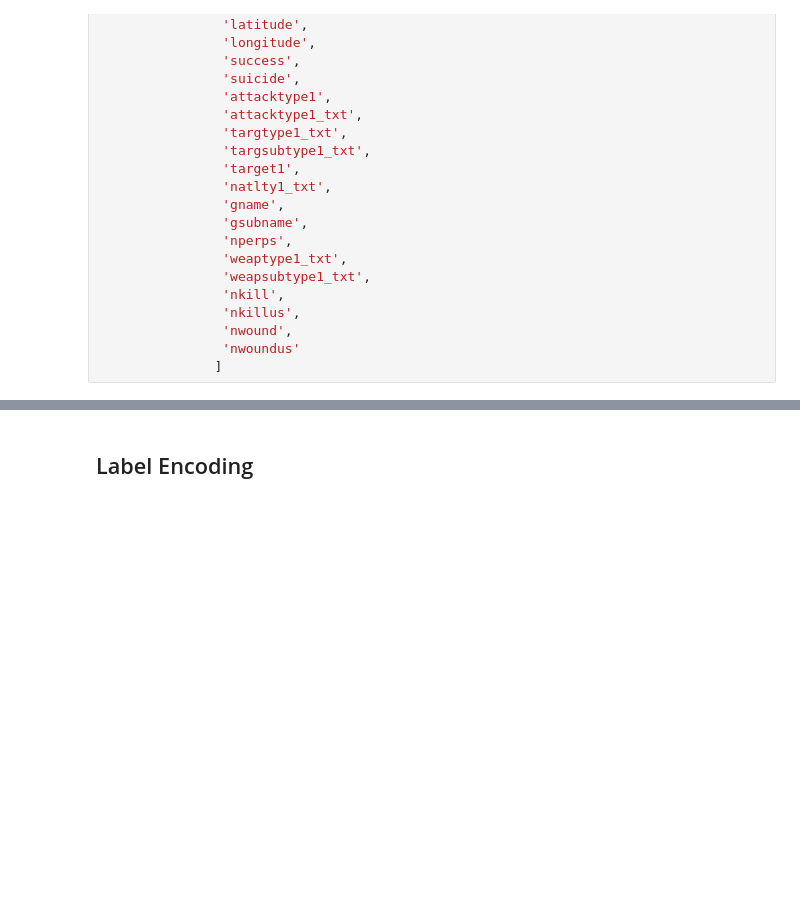
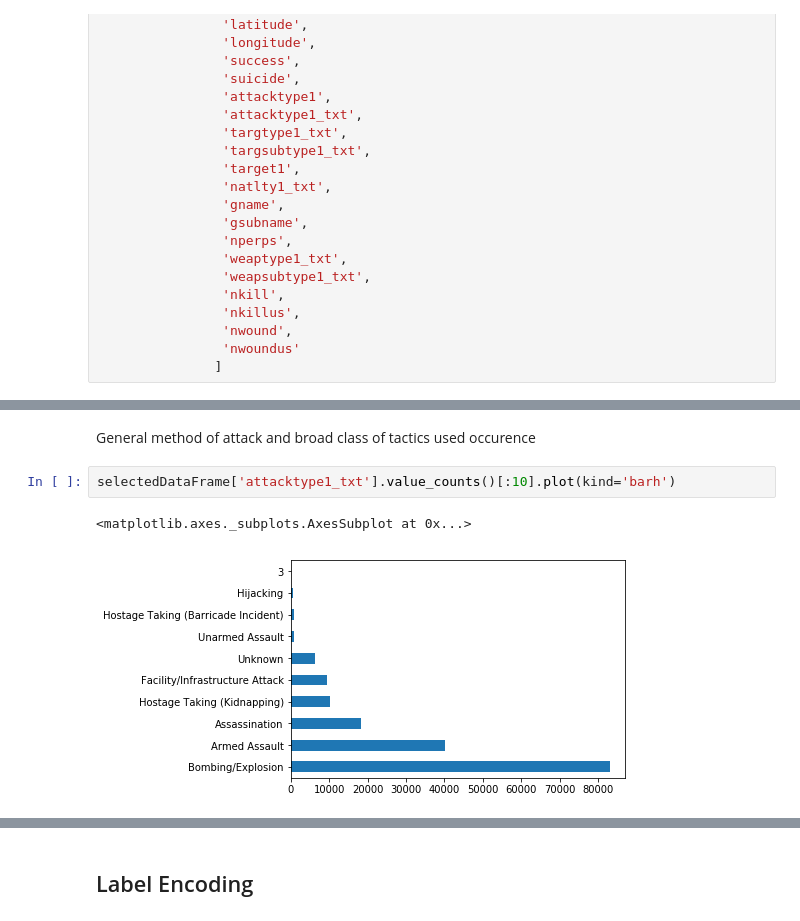
Before and after one commit to emile-bernard/Machine-Learning-Terrorism-Prediction, a Jupyter notebook: notebooks/Machine-Learning-Terrorism-Prediction/Machine-Learning-Terrorism-Prediction.ipynb, the cells around one changed output, grey strips where cells are left out. Cells and saved outputs as stored; diff of their text form; blank space fills up the shorter version.

```diff
--- a/notebooks/Machine-Learning-Terrorism-Prediction/Machine-Learning-Terrorism-Prediction.ipynb
+++ b/notebooks/Machine-Learning-Terrorism-Prediction/Machine-Learning-Terrorism-Prediction.ipynb
@@ -113,0 +158,7 @@ selectedDataFrame
+# %% [markdown]
+General method of attack and broad class of tactics used occurence
+# %%
+selectedDataFrame['attacktype1_txt'].value_counts()[:10].plot(kind='barh')
+# %% [output]
+<matplotlib.axes._subplots.AxesSubplot at 0x...>
+[figure, added]
```
Also changed, not shown: parts of 13 cells of this notebook.
